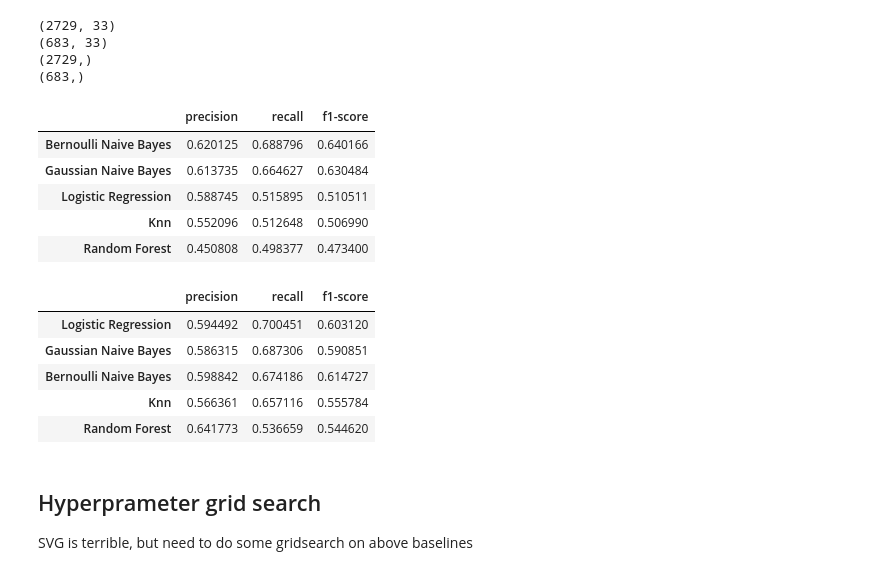
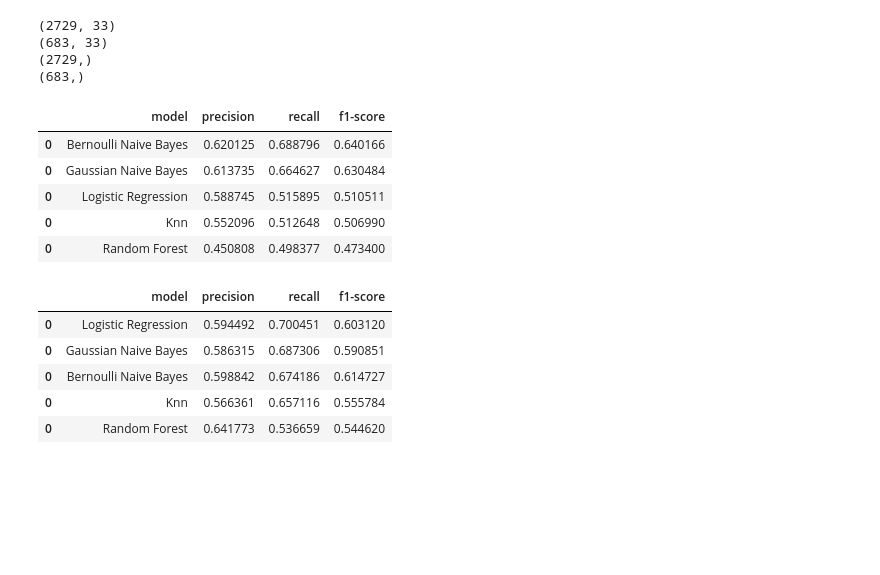
Before and after one commit to orenscarmeli/capstone210-ppd-carmeli_chari_hand_lee, a Jupyter notebook: modeling/initial_modeling.ipynb, the cells around one changed output. Drawn from its saved outputs; the diff is of its cells as text; code cells hidden in the pictures; blank space fills up the shorter version.

```diff
--- a/modeling/initial_modeling.ipynb
+++ b/modeling/initial_modeling.ipynb
@@ -91,8 +94,6 @@ cdc_survey_pmom
 ### Features to Use
 # %%
 all_columns = [
-    # Target
-    'MDD',
     # Depression screener
     'little_interest_in_doing_things',
     'feeling_down_depressed_hopeless',
@@ -133,8 +134,4 @@ all_columns = [
     'has_health_insurance_gap'
 ]
 len(all_columns)
-
-# cols removed since all null
-# count_tried_to_lose_weight_youth
-# count_days_physical_activity_youth
 # %% [output]
@@ -153,7 +150,11 @@ def get_model_data(original_df, columns, test_size_prop=0.2):
     Function to build feature & indicator matrices for both train & test.
     """
 
-    df_to_use = original_df[columns]
+    # add target column (MDD)
+    cols_to_use = columns.copy()
+    cols_to_use.insert(0, 'MDD')
+
+    df_to_use = original_df[cols_to_use]
 
     # Create test & train data
     x = df_to_use.iloc[:,1:].values
@@ -201,6 +202,7 @@ def get_performance_df(label_actual, label_pred, index_label):
     performance_report = classification_report(label_actual, label_pred, output_dict=True)
     performance_report = performance_report['macro avg']
     result_table = pd.DataFrame(performance_report, index = [index_label])
+    result_table = result_table.reset_index().rename(columns = {'index':'model'})
     return result_table
 
 def baseline_models(
@@ -328,24 +330,21 @@ print(y_test.shape)
 (683,)
 # %%
 baseline_model = baseline_models(x_train, y_train, x_test, y_test, do_smote=False)
-baseline_model[['precision','recall','f1-score']]
+baseline_model[['model','precision','recall','f1-score']]
 # %% [output]
-|  | precision | recall | f1-score |
-| Bernoulli Naive Bayes | 0.620125 | 0.688796 | 0.640166 |
-| Gaussian Naive Bayes | 0.613735 | 0.664627 | 0.630484 |
-| Logistic Regression | 0.588745 | 0.515895 | 0.510511 |
-| Knn | 0.552096 | 0.512648 | 0.506990 |
-| Random Forest | 0.450808 | 0.498377 | 0.473400 |
+|  | model | precision | recall | f1-score |
+| 0 | Bernoulli Naive Bayes | 0.620125 | 0.688796 | 0.640166 |
+| 0 | Gaussian Naive Bayes | 0.613735 | 0.664627 | 0.630484 |
+| 0 | Logistic Regression | 0.588745 | 0.515895 | 0.510511 |
+| 0 | Knn | 0.552096 | 0.512648 | 0.506990 |
+| 0 | Random Forest | 0.450808 | 0.498377 | 0.473400 |
 # %%
 baseline_model = baseline_models(x_train, y_train, x_test, y_test, do_smote=True)
-baseline_model[['precision','recall','f1-score']]
+baseline_model[['model','precision','recall','f1-score']]
 # %% [output]
-|  | precision | recall | f1-score |
-| Logistic Regression | 0.594492 | 0.700451 | 0.603120 |
-| Gaussian Naive Bayes | 0.586315 | 0.687306 | 0.590851 |
-| Bernoulli Naive Bayes | 0.598842 | 0.674186 | 0.614727 |
-| Knn | 0.566361 | 0.657116 | 0.555784 |
-| Random Forest | 0.641773 | 0.536659 | 0.544620 |
+|  | model | precision | recall | f1-score |
+| 0 | Logistic Regression | 0.594492 | 0.700451 | 0.603120 |
+| 0 | Gaussian Naive Bayes | 0.586315 | 0.687306 | 0.590851 |
+| 0 | Bernoulli Naive Bayes | 0.598842 | 0.674186 | 0.614727 |
+| 0 | Knn | 0.566361 | 0.657116 | 0.555784 |
+| 0 | Random Forest | 0.641773 | 0.536659 | 0.544620 |
-# %% [markdown]
-## Hyperprameter grid search
-SVG is terrible, but need to do some gridsearch on above baselines
```
Also changed, not shown: parts of 26 cells of this notebook.
